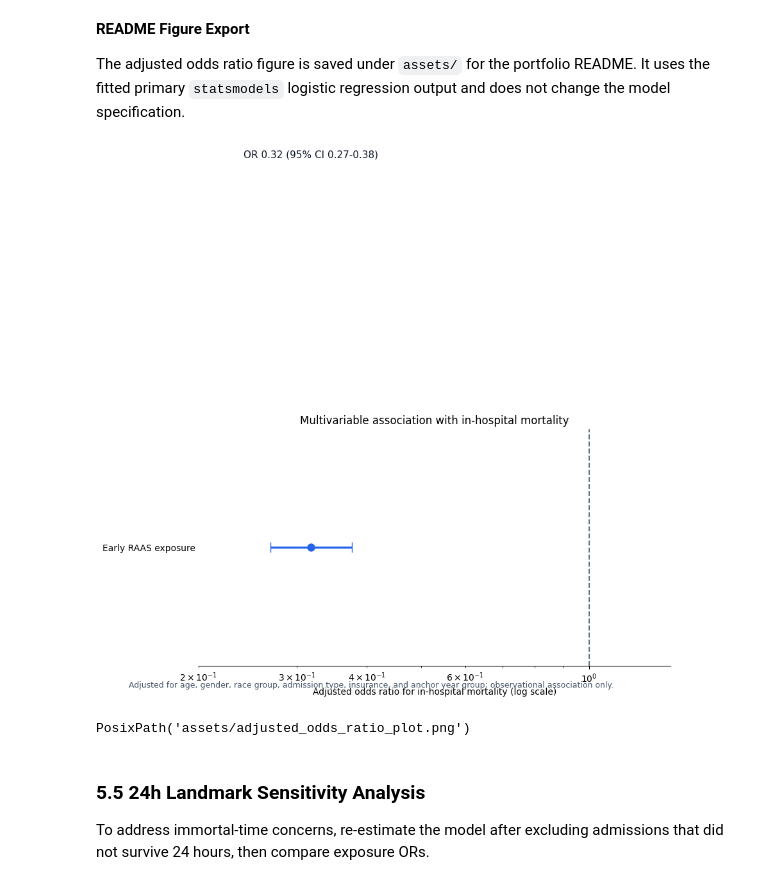
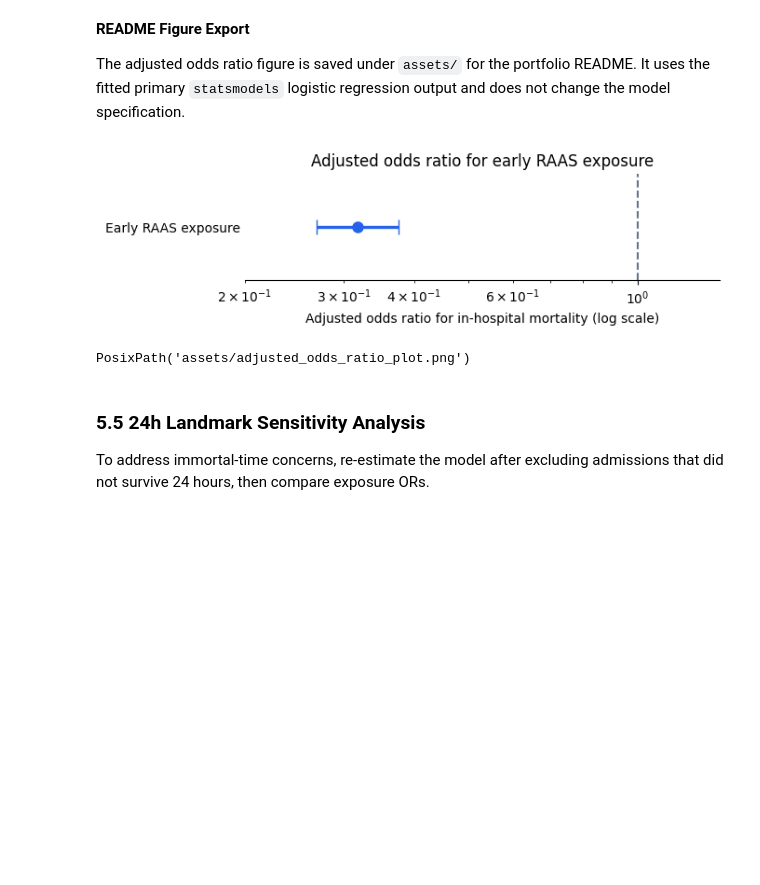
Before and after one commit to makotoy56/mimic-iv-nonicu-medication, a Jupyter notebook: notebooks/04b_multivariable_outcomes.ipynb, the cells around one changed output. Cells and saved outputs as stored; diff of their text form; code cells hidden in the pictures; blank space fills up the shorter version.

Commit message:
Simplify adjusted OR plot layout in 04b notebook

```diff
--- a/notebooks/04b_multivariable_outcomes.ipynb
+++ b/notebooks/04b_multivariable_outcomes.ipynb
@@ -461,7 +491,6 @@ python_logistic_parameters.head()
 The adjusted odds ratio figure is saved under `assets/` for the portfolio README. It uses the fitted primary `statsmodels` logistic regression output and does not change the model specification.
 # %%
 # Save README figure: adjusted odds ratio for early RAAS exposure
-from pathlib import Path
 import matplotlib.pyplot as plt
 
 assets_dir = project_root / "assets"
@@ -471,55 +500,39 @@ figure_path = assets_dir / "adjusted_odds_ratio_plot.png"
 exposure_row = python_logistic_parameters.loc[
     python_logistic_parameters["term"].eq("exposure")
 ].iloc[0]
-
 or_value = exposure_row["odds_ratio"]
 ci_low = exposure_row["odds_ratio_ci_lower"]
 ci_high = exposure_row["odds_ratio_ci_upper"]
 
-fig, ax = plt.subplots(figsize=(9.5, 4.8))
+fig, ax = plt.subplots(figsize=(7.5, 2.2))
 ax.errorbar(
     or_value,
     0,
     xerr=[[or_value - ci_low], [ci_high - or_value]],
     fmt="o",
     color="#2563eb",
     ecolor="#2563eb",
     elinewidth=2.4,
     capsize=6,
     markersize=8,
 )
 ax.axvline(1.0, color="#64748b", linestyle="--", linewidth=1.5)
 ax.set_xscale("log")
 ax.set_xlim(0.2, 1.4)
+ax.set_ylim(-0.5, 0.5)
 ax.set_yticks([0])
 ax.set_yticklabels(["Early RAAS exposure"])
 ax.set_xlabel("Adjusted odds ratio for in-hospital mortality (log scale)")
-ax.set_title("Multivariable association with in-hospital mortality")
+ax.set_title("Adjusted odds ratio for early RAAS exposure")
 ax.spines[["top", "right", "left"]].set_visible(False)
 ax.tick_params(axis="y", length=0)
-ax.text(
-    or_value,
-    0.18,
-    f"OR {or_value:.2f} (95% CI {ci_low:.2f}-{ci_high:.2f})",
-    ha="center",
-    va="bottom",
-    fontsize=11,
-    color="#0f172a",
-)
-fig.text(
-    0.01,
-    0.04,
-    "Adjusted for age, gender, race group, admission type, insurance, and anchor year group; observational association only.",
-    fontsize=9,
-    color="#475569",
-)
-fig.tight_layout(rect=[0, 0.14, 1, 1])
-fig.savefig(figure_path, dpi=300, bbox_inches="tight")
+fig.subplots_adjust(left=0.28, right=0.96, top=0.82, bottom=0.30)
+fig.savefig(figure_path, dpi=300)
 plt.show()
 
 figure_path.relative_to(project_root)
 # %% [output]
-[figure, old version]
+[figure, new version]
 PosixPath('assets/adjusted_odds_ratio_plot.png')
 # %% [markdown]
 ### 5.5 24h Landmark Sensitivity Analysis
```
Also changed, not shown: parts of 8 cells of this notebook, 1 other file.
